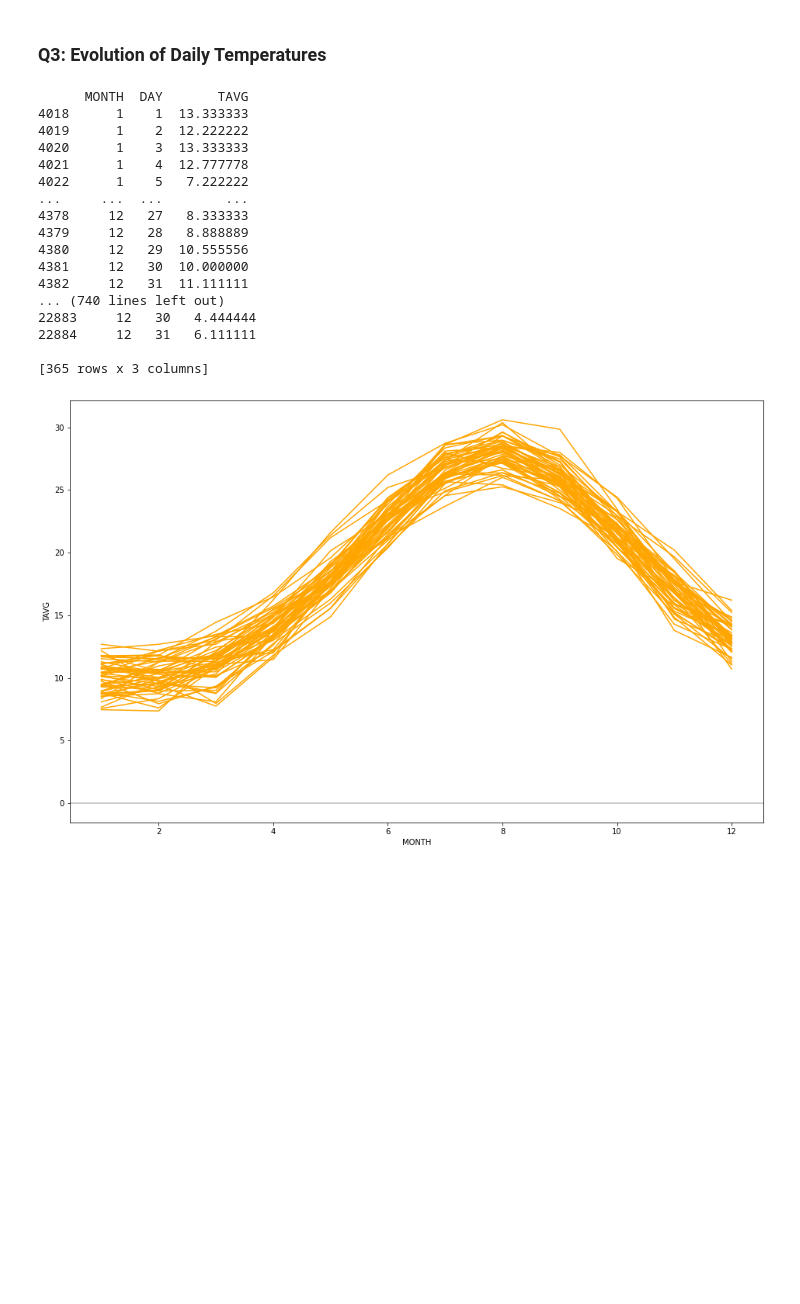
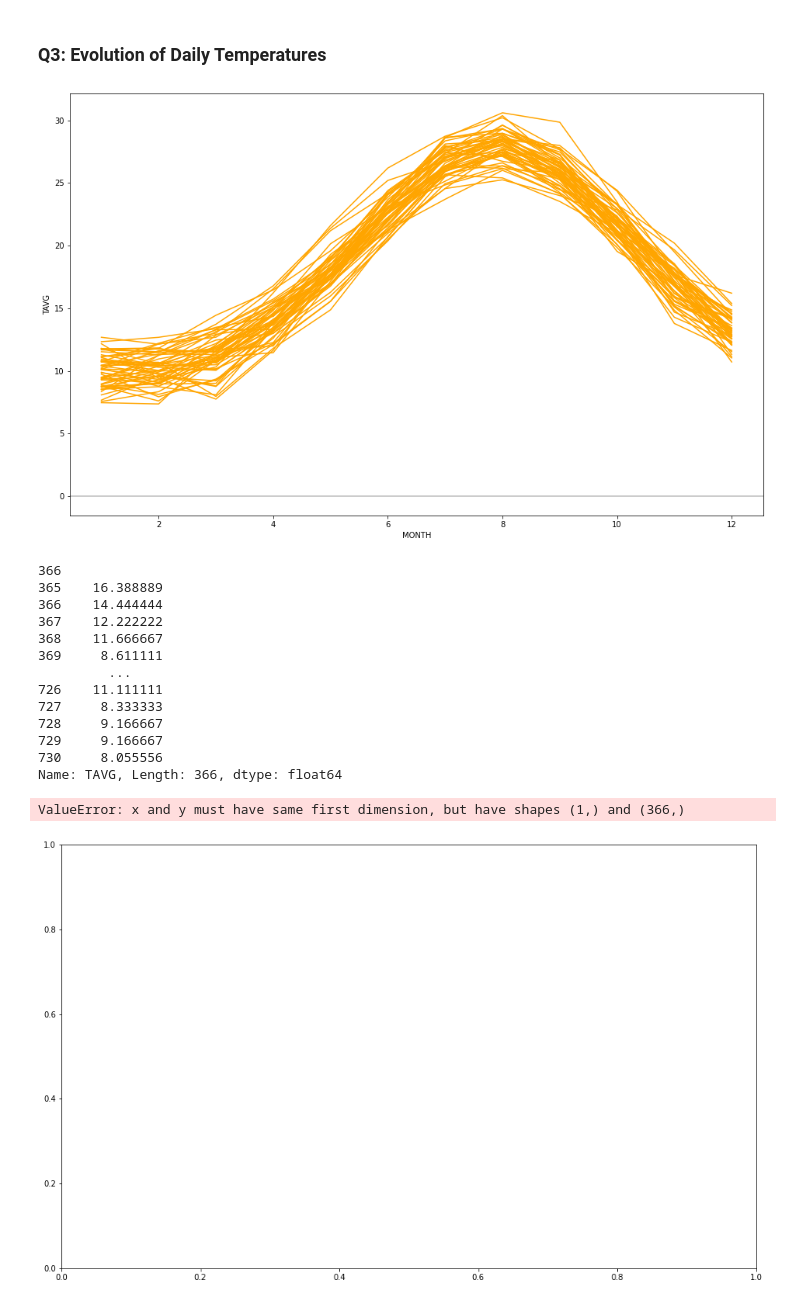
Before and after one commit to AlexDounakis/Applied-MachineLearning, a Jupyter notebook: notebook.ipynb, the cells around one changed output. Saved outputs shown, nothing was run; the diff lists cells and outputs as text; code cells hidden in the pictures; blank space fills up the shorter version.

```diff
--- a/notebook.ipynb
+++ b/notebook.ipynb
@@ -205,34 +205,53 @@ fig = plt.figure(figsize=(16,10))
 #data.sort_values('DATE',inplace=True)
 #print(data.sort_values('DATE'))
 #ax = plt.gca()
-index =list(range(1,366))
+#index =list(range(1,366))
 for i in range( 1966 , 2020):
 
     df = data[data.DATE.dt.year == i]
     monthHelper = pd.DataFrame ({'MONTH': df.DATE.dt.month,'DAY': df.DATE.dt.day,'TAVG': df.TAVG})
-    print(monthHelper)
+
+    #print(monthHelper)
+
 
     sb.lineplot( x = monthHelper.MONTH , y = monthHelper.TAVG.rolling(30).mean(), color="orange" , ci= None)
+    #sb.relplot(x = monthHelper.MONTH , y = monthHelper.TAVG , kind='line')
 
 # print(toSum)
 plt.axhline( 0 , color ='black' , linewidth = 0.4)
 plt.show()
 # %% [output]
-      MONTH  DAY       TAVG
-4018      1    1  13.333333
-4019      1    2  12.222222
-4020      1    3  13.333333
-4021      1    4  12.777778
-4022      1    5   7.222222
-...     ...  ...        ...
-4378     12   27   8.333333
-4379     12   28   8.888889
-4380     12   29  10.555556
-4381     12   30  10.000000
-4382     12   31  11.111111
-... (740 lines left out)
-22883     12   30   4.444444
-22884     12   31   6.111111
-
-[365 rows x 3 columns]
 [figure]
+# %%
+plt.figure(figsize=(16,10))
+
+years = data.DATE.dt.year.drop_duplicates().copy()
+days = data.DATE.dt.day.copy()
+
+for i in range(1956 , 2020):
+
+
+    toSum = pd.DataFrame ({'DATE': data[data.DATE.dt.year == i].DATE ,'TAVG': data[data.DATE.dt.year == i].TAVG})
+    toSum = toSum[toSum.TAVG != 0]
+    print(toSum.shape[0])
+    #print(toSum.TAVG)
+    #rows , _ = toSum.shape
+    myPlot = plt.plot( toSum.shape[0] , toSum.TAVG , color= 'orange')
+
+plt.show()
+# %% [output]
+366
+365    16.388889
+366    14.444444
+367    12.222222
+368    11.666667
+369     8.611111
+         ...
+726    11.111111
+727     8.333333
+728     9.166667
+729     9.166667
+730     8.055556
+Name: TAVG, Length: 366, dtype: float64
+ValueError: x and y must have same first dimension, but have shapes (1,) and (366,)
+[figure, added]
```
